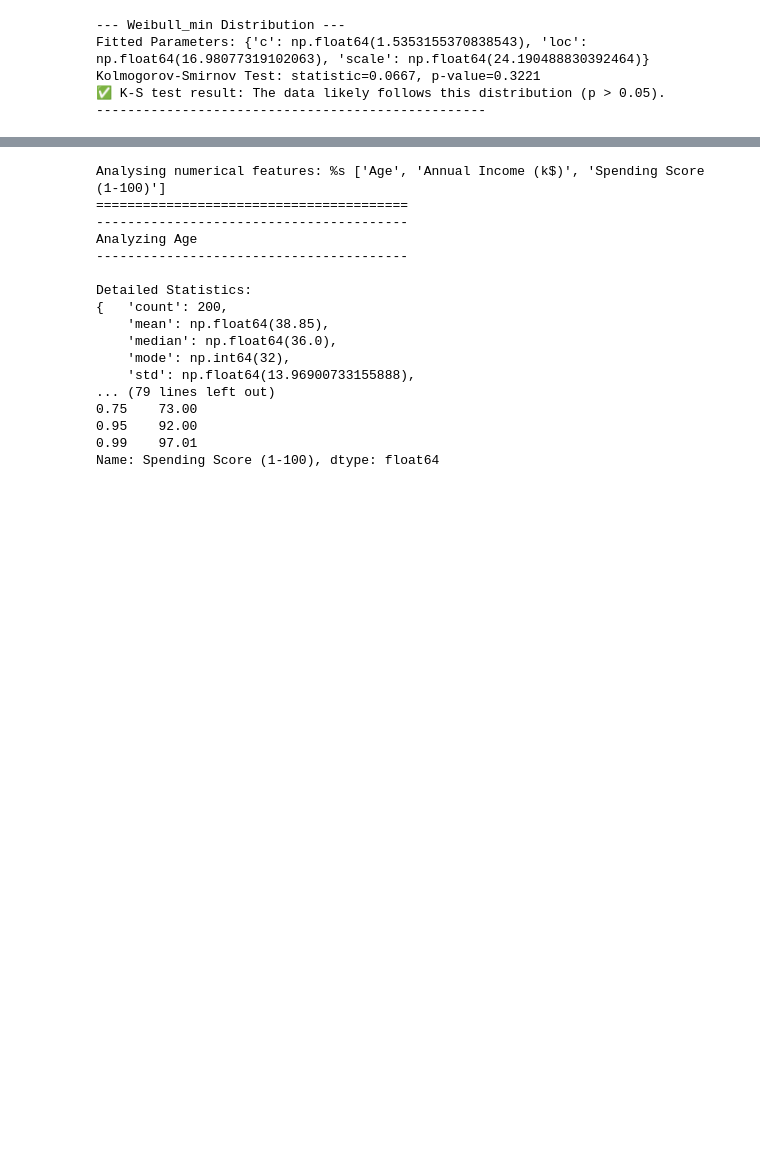
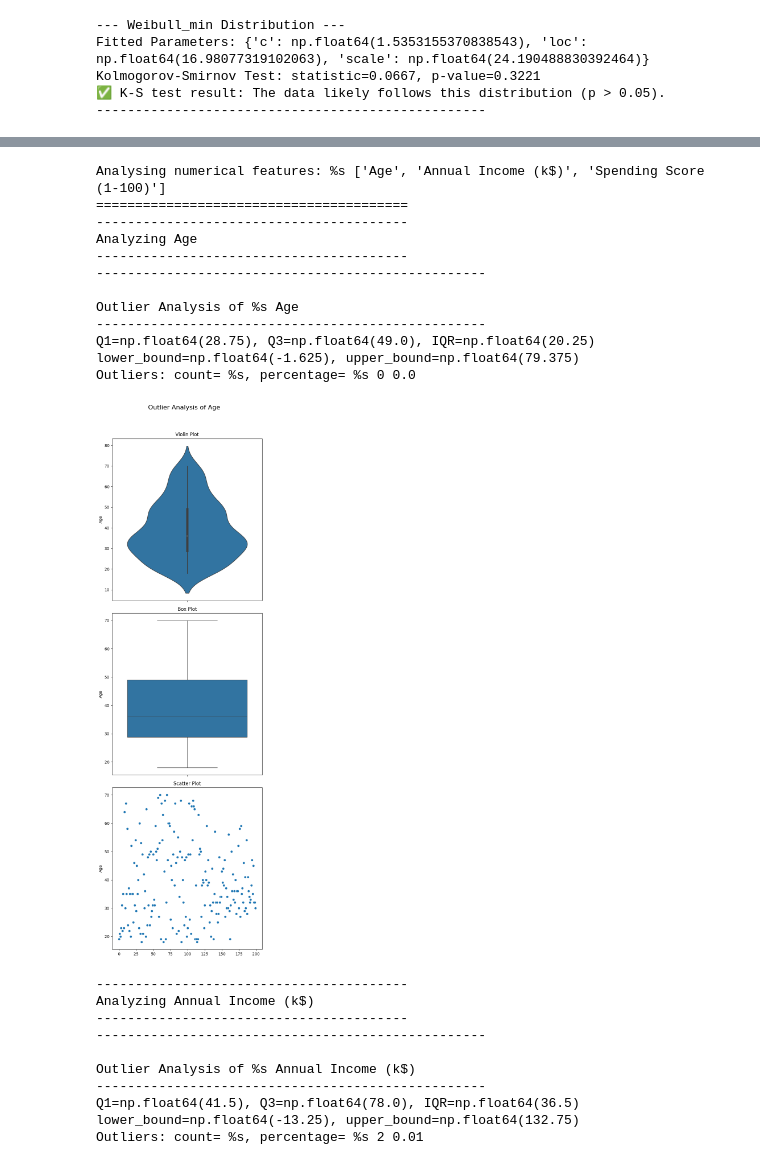
Before and after one commit to ravioactive/eda_practice, a Jupyter notebook: notebooks/customer-segmentation/eda_univariate.ipynb, the cells around one changed output, grey strips where cells are left out. Cells and saved outputs as stored; diff of their text form; code cells hidden in the pictures; blank space fills up the shorter version.

Commit message:
outlier analysis code complete - correction pending

```diff
--- a/notebooks/customer-segmentation/eda_univariate.ipynb
+++ b/notebooks/customer-segmentation/eda_univariate.ipynb
@@ -1340,41 +1324,98 @@ for numerical_feature in numerical_features:
         'max' : col_data.max(),
         'skew' : stats.skew(col_data),
         'kurtosis' : stats.kurtosis(col_data),
         'quantiles' : qtls.to_dict()
     }
 
     univariate_analysis[col] = stats_dict
 
+    print('-' * 50)
+    print("\n" + "Outlier Analysis of %s", col)
+    print('-' * 50)
+
+    Q1 = col_data.quantile(0.25)
+    Q3 = col_data.quantile(0.75)
+    IQR = Q3 - Q1
+    print(f"{Q1=}, {Q3=}, {IQR=}")
+
+    lower_bound = Q1 - 1.5 * IQR
+    upper_bound = Q3 + 1.5 * IQR
+
+    print(f"{lower_bound=}, {upper_bound=}")
+
+    outliers = col_data[(col_data < lower_bound) | (col_data > upper_bound)]
+    print("Outliers: count= %s, percentage= %s", len(outliers), len(outliers)/len(col_data))
+    ## What is the best way to visualize outliers?
+    # create a figure for 3 subplots one below the other
+    fig, (ax1, ax2, ax3) = plt.subplots(3, 1, figsize=(6, 21))
+    fig.suptitle(f'Outlier Analysis of {col}', fontsize=16, y=0.93)
+    # Manually place text - not advisable
+    # fig.text(0.5, 0.95, f"Outlier Analysis of {col}",
+    #          ha='center', va='center', fontsize=14, fontweight='bold')
+
+    # Not advisable, use tight_layout instead
+    # fig.add_gridspec(3, 1, hspace=0.5)
+    fig.tight_layout(rect=[0, 0, 1, 0.9])
+
+    # Plot 1: Violin plot
+    sns.violinplot(y=col_data, ax=ax1)
+    ax1.set_title('Violin Plot')
+
+    # Plot 2: Box plot
+    sns.boxplot(y=col_data, ax=ax2)
+    ax2.set_title('Box Plot')
+
+    # Plot 3: scatter plot
+    sns.scatterplot(x=range(len(col_data)), y=col_data, ax=ax3)
+    ax3.set_title('Scatter Plot')
+
+
+    save_path = Path(FIG_DIR) / 'univariate' / f"Outlier_analysis_{col}.png"
+    if not save_path.parent.exists():
+        save_path.parent.mkdir(parents=True)
+    else:
+        plt.savefig(save_path, dpi=300, bbox_inches='tight')
+
+    plt.show()
+
+
+
     # print("Basic Statistics:")
     # print(col_data.describe())
 
     # Configure pretty printer for better formatting
 
     # print("\nDetailed Statistics:")
     # pp.pprint(stats_dict)
 
     # print("\nSkewness and Kurtosis:")
     # print(stats.skew(col_data), stats.kurtosis(col_data))
 
     # print("\nQuantiles:")
     # print(qtls)
 
     # Outlier analysis
 # %% [output]
 Analysing numerical features: %s ['Age', 'Annual Income (k$)', 'Spending Score (1-100)']
 ========================================
 ----------------------------------------
 Analyzing Age
 ----------------------------------------
+--------------------------------------------------
 
-Detailed Statistics:
-{   'count': 200,
-    'mean': np.float64(38.85),
-    'median': np.float64(36.0),
-    'mode': np.int64(32),
-    'std': np.float64(13.96900733155888),
-... (79 lines left out)
-0.75    73.00
-0.95    92.00
-0.99    97.01
-Name: Spending Score (1-100), dtype: float64
+Outlier Analysis of %s Age
+--------------------------------------------------
+Q1=np.float64(28.75), Q3=np.float64(49.0), IQR=np.float64(20.25)
+lower_bound=np.float64(-1.625), upper_bound=np.float64(79.375)
+Outliers: count= %s, percentage= %s 0 0.0
+[figure, added]
+----------------------------------------
+Analyzing Annual Income (k$)
+----------------------------------------
+--------------------------------------------------
+
+Outlier Analysis of %s Annual Income (k$)
+--------------------------------------------------
+Q1=np.float64(41.5), Q3=np.float64(78.0), IQR=np.float64(36.5)
+lower_bound=np.float64(-13.25), upper_bound=np.float64(132.75)
+Outliers: count= %s, percentage= %s 2 0.01
```
Also changed, not shown: parts of 6 cells of this notebook, 3 other files.
